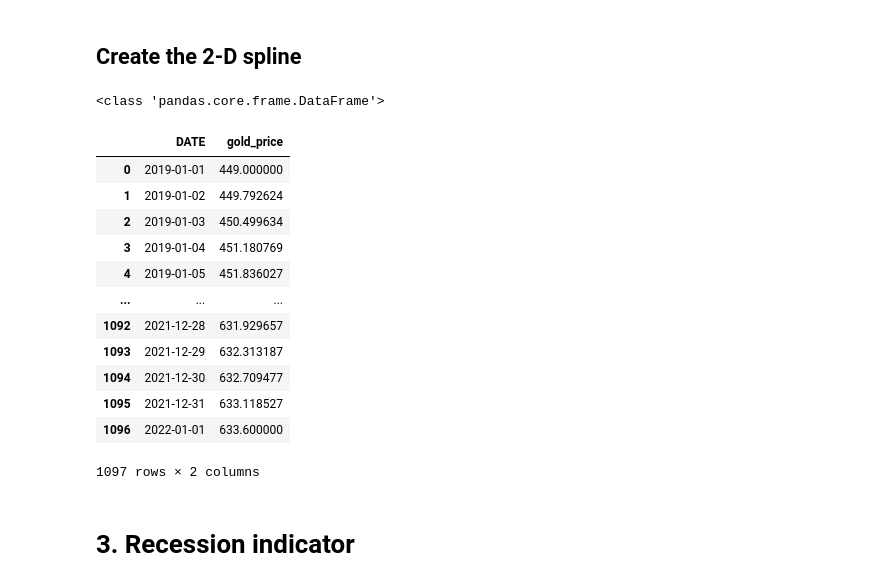
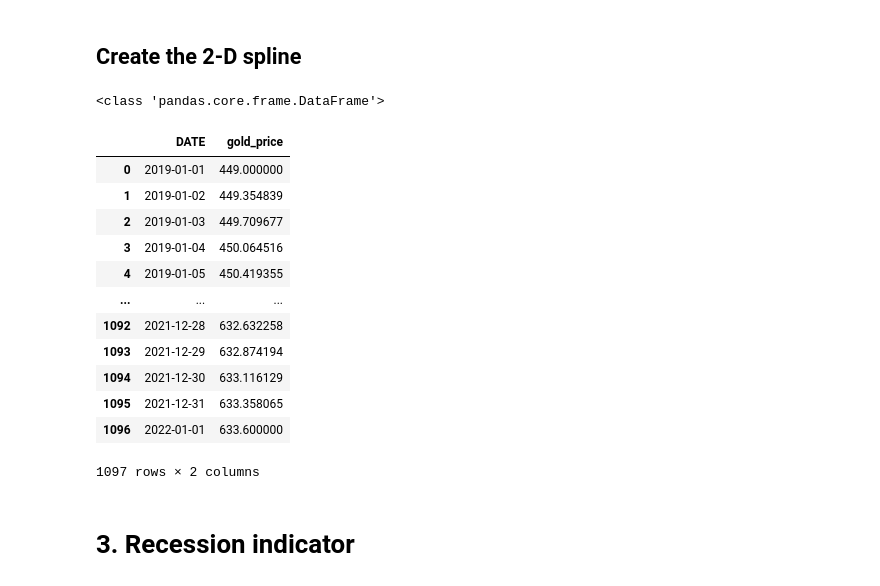
Before and after one commit to Spipers/FinalThesisQF, a Jupyter notebook: Notebooks/Macroeconomic_variables.ipynb, the cells around one changed output. Drawn from its saved outputs; the diff is of its cells as text; code cells hidden in the pictures.

```diff
--- a/Notebooks/Macroeconomic_variables.ipynb
+++ b/Notebooks/Macroeconomic_variables.ipynb
@@ -111,43 +111,43 @@ df_gp_per_pd = df_gp_per_df.to_pandas()
 # Generate a range of dates from the minimum date to the maximum date in df_gp_per_pd
 date_range = pd.date_range(start=df_gp_per_pd['DATE'].min(), end=df_gp_per_pd['DATE'].max(), freq='D')
 
 # Create a DataFrame with the generated dates
 all_dates = pd.DataFrame({'DATE': date_range})
 
 # Merge the generated dates with df_gp_per_pd
 df_gp_per_pd = pd.merge(all_dates, df_gp_per_pd, on='DATE', how='left')
 
 dates = df_gp_per_pd['DATE'].unique()
 
 dates
 print(type(df_gp_per_pd))
 df_gp_per_pd['DATE']
 
 # Set 'DATE' as the index
 df_gp_per_pd.set_index('DATE', inplace=True)
 
 # Interpolate missing values
 for column in df_gp_per_pd.columns:
-    df_gp_per_pd[column] = df_gp_per_pd[column].interpolate(method='spline', order=2)
+    df_gp_per_pd[column] = df_gp_per_pd[column].interpolate(method='linear')
 
 df_gp_per_pd.reset_index(inplace=True)
 
 df_gp_per_pd = df_gp_per_pd.rename(columns={'IQ12260': 'gold_price'})
 
 df_gp_per_pd
 # %% [output]
 <class 'pandas.core.frame.DataFrame'>
 |  | DATE | gold_price |
 | 0 | 2019-01-01 | 449.000000 |
-| 1 | 2019-01-02 | 449.792624 |
-| 2 | 2019-01-03 | 450.499634 |
-| 3 | 2019-01-04 | 451.180769 |
-| 4 | 2019-01-05 | 451.836027 |
+| 1 | 2019-01-02 | 449.354839 |
+| 2 | 2019-01-03 | 449.709677 |
+| 3 | 2019-01-04 | 450.064516 |
+| 4 | 2019-01-05 | 450.419355 |
 | ... | ... | ... |
-| 1092 | 2021-12-28 | 631.929657 |
-| 1093 | 2021-12-29 | 632.313187 |
-| 1094 | 2021-12-30 | 632.709477 |
-| 1095 | 2021-12-31 | 633.118527 |
+| 1092 | 2021-12-28 | 632.632258 |
+| 1093 | 2021-12-29 | 632.874194 |
+| 1094 | 2021-12-30 | 633.116129 |
+| 1095 | 2021-12-31 | 633.358065 |
 | 1096 | 2022-01-01 | 633.600000 |
 1097 rows × 2 columns
 # %% [markdown]
```
Also changed, not shown: parts of 3 cells of this notebook, 5 other files.
